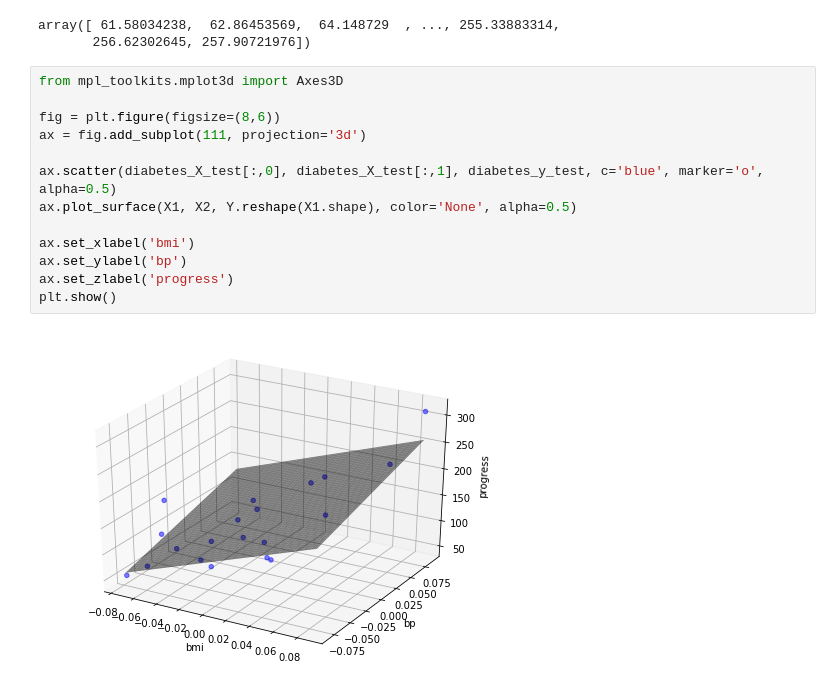
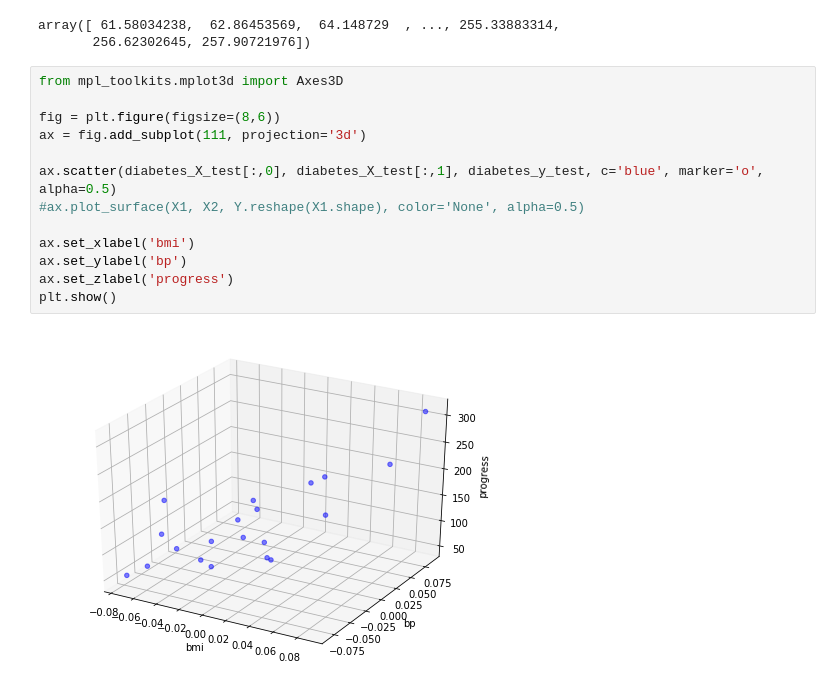
Before and after one commit to doithky/DSME, a Jupyter notebook: 010.Simple_Linear_Regression_diabetes.ipynb, the cells around one changed output. Saved outputs shown, nothing was run; the diff lists cells and outputs as text.

```diff
--- a/010.Simple_Linear_Regression_diabetes.ipynb
+++ b/010.Simple_Linear_Regression_diabetes.ipynb
@@ -192,15 +192,15 @@ array([ 61.58034238,  62.86453569,  64.148729  , ..., 255.33883314,
 # %%
 from mpl_toolkits.mplot3d import Axes3D
 
 fig = plt.figure(figsize=(8,6))
 ax = fig.add_subplot(111, projection='3d')
 
 ax.scatter(diabetes_X_test[:,0], diabetes_X_test[:,1], diabetes_y_test, c='blue', marker='o', alpha=0.5)
-ax.plot_surface(X1, X2, Y.reshape(X1.shape), color='None', alpha=0.5)
+#ax.plot_surface(X1, X2, Y.reshape(X1.shape), color='None', alpha=0.5)
 
 ax.set_xlabel('bmi')
 ax.set_ylabel('bp')
 ax.set_zlabel('progress')
 plt.show()
 # %% [output]
-[figure, old version]
+[figure, new version]
```
Also changed, not shown: 10 other files.
